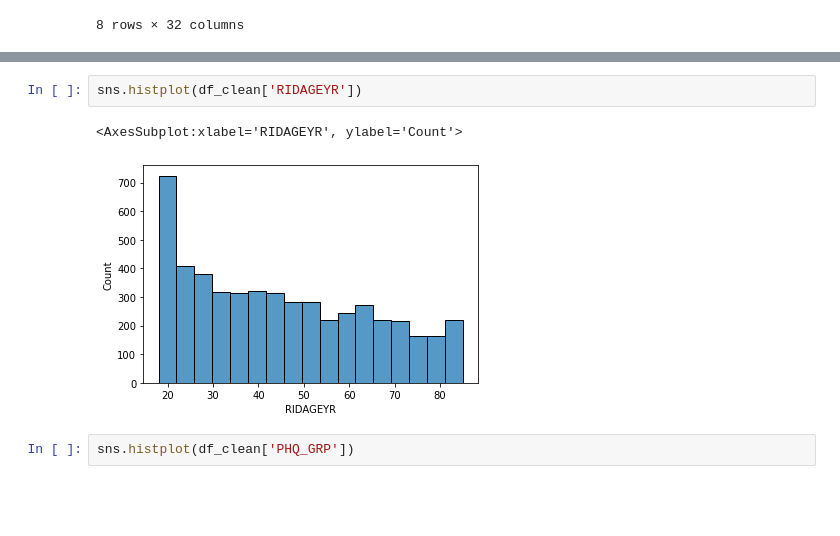
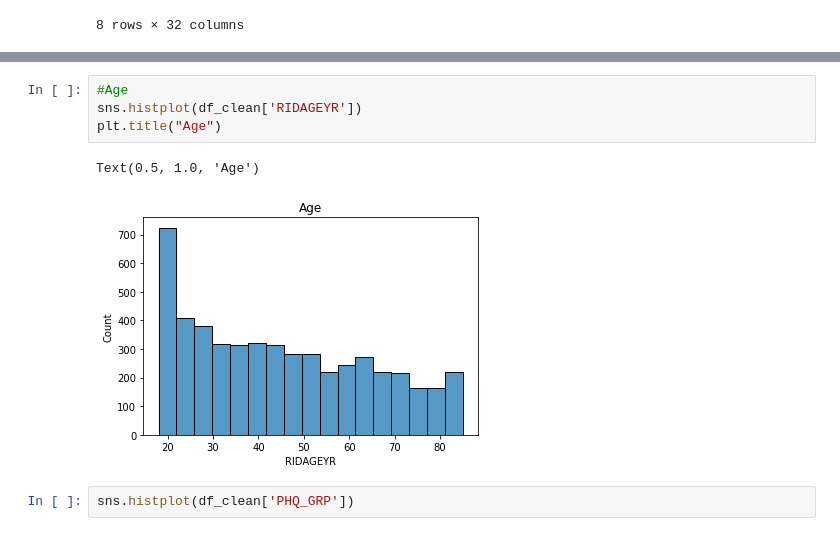
Before and after one commit to onemarcos/Tera-Jupyter-Notebook, a Jupyter notebook: Desafio Inferência/Desafio Inferência.ipynb, the cells around one changed output, grey strips where cells are left out. Saved outputs shown, nothing was run; the diff lists cells and outputs as text; blank space fills up the shorter version.

```diff
--- a/Desafio Inferência/Desafio Inferência.ipynb
+++ b/Desafio Inferência/Desafio Inferência.ipynb
@@ -153,8 +156,10 @@ sns.histplot(df_clean['RIAGENDR'])
 # %%
+#Age
 sns.histplot(df_clean['RIDAGEYR'])
+plt.title("Age")
 # %% [output]
-<AxesSubplot:xlabel='RIDAGEYR', ylabel='Count'>
+Text(0.5, 1.0, 'Age')
-[figure, old version]
+[figure, new version]
 # %%
 sns.histplot(df_clean['PHQ_GRP'])
 # %% [output]
```
Also changed, not shown: parts of 8 cells of this notebook.
